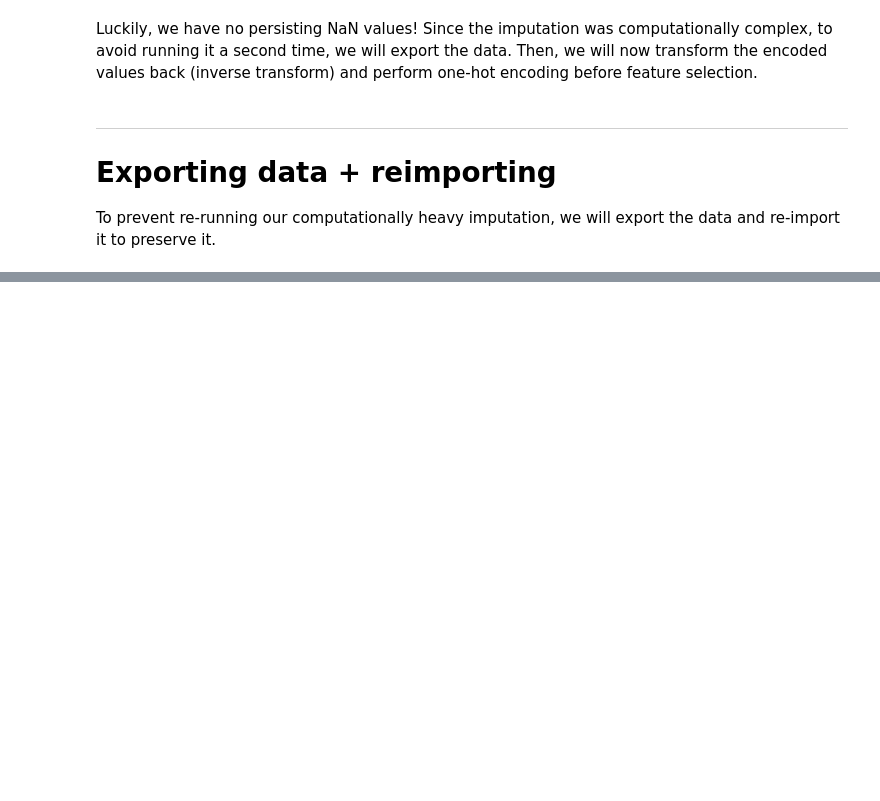
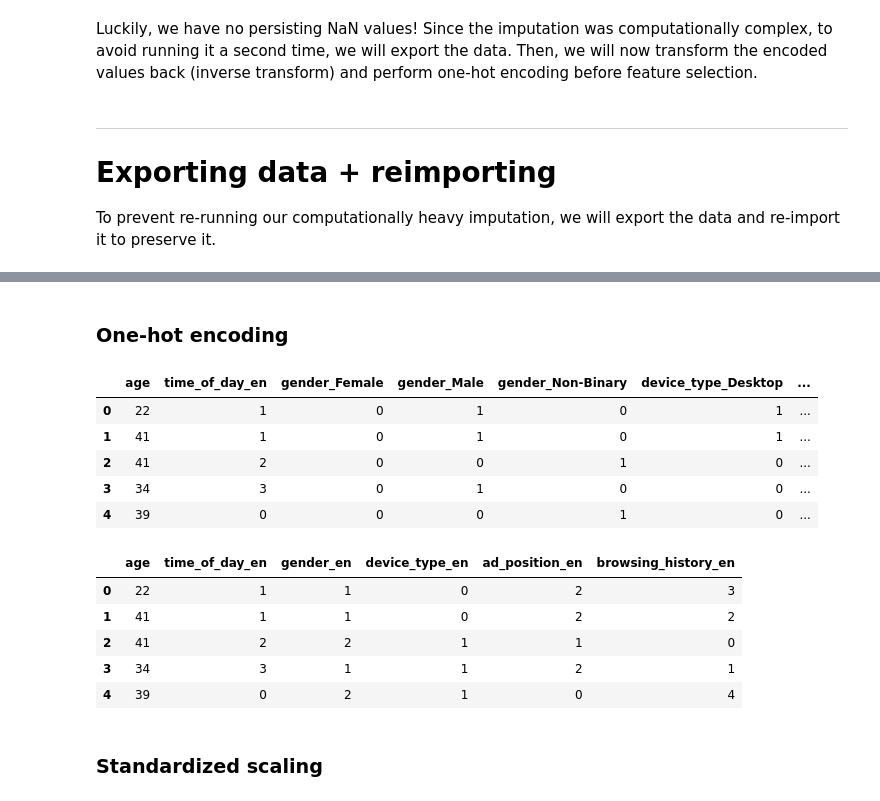
Before and after one commit to zabethe/ad-click-prediction, a Jupyter notebook: B_preprocessing.ipynb, the cells around one changed output, grey strips where cells are left out. Drawn from its saved outputs; the diff is of its cells as text; code cells hidden in the pictures; blank space fills up the shorter version.

```diff
--- a/B_preprocessing.ipynb
+++ b/B_preprocessing.ipynb
@@ -439,3 +445,12 @@ def KFoldInverseTransform(folds, transform_columns, encoders):
 
         fold[0] = X_train
         fold[1] = X_test
+# %%
+# Inverse transform the folds
+one_hot_encoding_folds = copy.deepcopy(folds)
+
+# Do not transform time_of_day (it is already properly encoded)
+nominal_categories = categoricals.copy()
+nominal_categories.remove('time_of_day')
+
+KFoldInverseTransform(one_hot_encoding_folds, nominal_categories, encoders_full)
@@ -441,0 +486,2 @@ def KFoldInverseTransform(folds, transform_columns, encoders):
+# %% [markdown]
+### One-hot encoding
@@ -441,0 +503,23 @@ def KFoldInverseTransform(folds, transform_columns, encoders):
+# %%
+# NOTEBOOK EXCLUSIVE CODE
+if __name__ == "__main__":
+
+    # Check how data is looking
+    # The training set of the first fold
+    display(one_hot_encoding_folds[0][0].head())
+    display(folds[0][0].head())
+# %% [output]
+|  | age | time_of_day_en | gender_Female | gender_Male | gender_Non-Binary | device_type_Desktop | ... |
+| 0 | 22 | 1 | 0 | 1 | 0 | 1 | ... |
+| 1 | 41 | 1 | 0 | 1 | 0 | 1 | ... |
+| 2 | 41 | 2 | 0 | 0 | 1 | 0 | ... |
+| 3 | 34 | 3 | 0 | 1 | 0 | 0 | ... |
+| 4 | 39 | 0 | 0 | 0 | 1 | 0 | ... |
+|  | age | time_of_day_en | gender_en | device_type_en | ad_position_en | browsing_history_en |
+| 0 | 22 | 1 | 1 | 0 | 2 | 3 |
+| 1 | 41 | 1 | 1 | 0 | 2 | 2 |
+| 2 | 41 | 2 | 2 | 1 | 1 | 0 |
+| 3 | 34 | 3 | 1 | 1 | 2 | 1 |
+| 4 | 39 | 0 | 2 | 1 | 0 | 4 |
+# %% [markdown]
+### Standardized scaling
```
Also changed, not shown: parts of 36 cells of this notebook.
